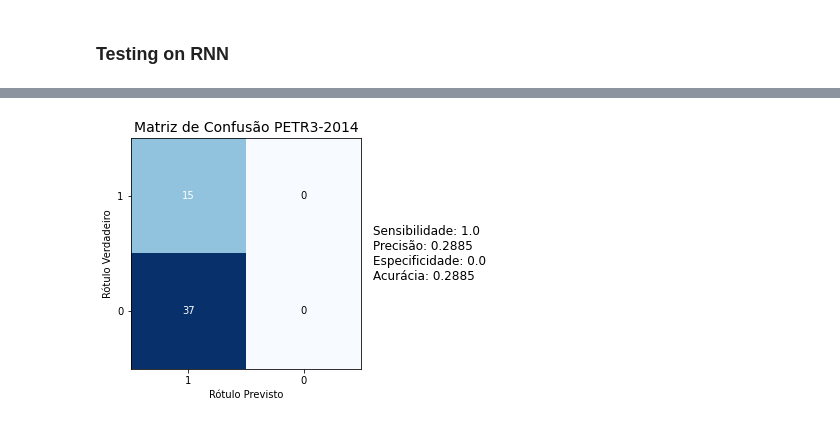
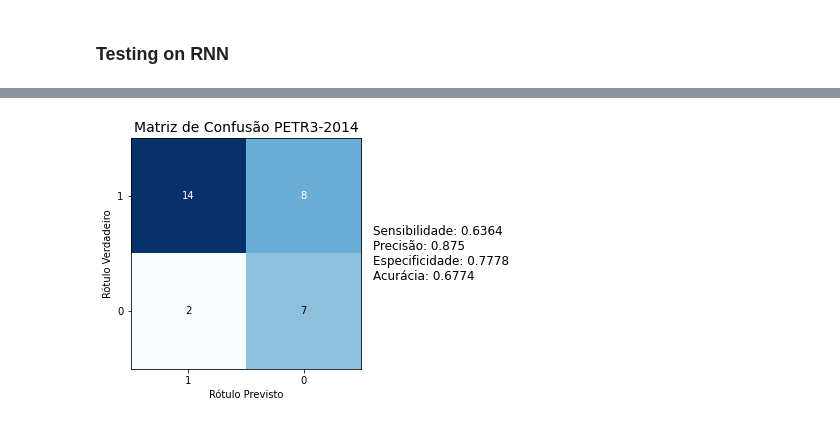
Before and after one commit to EmpyreanAI/Insiders, a Jupyter notebook: scripts/compare_algos.ipynb, the cells around one changed output, grey strips where cells are left out. Cells and saved outputs as stored; diff of their text form; code cells hidden in the pictures.

```diff
--- a/scripts/compare_algos.ipynb
+++ b/scripts/compare_algos.ipynb
@@ -150,8 +152,8 @@ accuracy: 0.807692289352417
 # %% [markdown]
 ### Testing on GRU
 # %%
-gru = DenseGRU(look_back=6, dense=False)
-gru.create_data_for_fit(numpy.array(prices[0]).reshape(len(prices[0]), 1))
+gru = DenseGRU(look_back=6, dense=True)
+gru.create_data_for_fit(dataset)
 result = gru.fit_and_evaluate(batch_size=1, epochs=5000)
 print("accuracy: " + str(result['acc']))
 conf_mat = result['cm']
@@ -232,11 +236,12 @@ model.compile(loss='binary_crossentropy',
               optimizer='adam',
               metrics=['accuracy'])
 
-model.fit(gru.train_x, gru.train_y, epochs=5000, verbose=0)
+model.fit(gru.train_x, gru.train_y, epochs=5000, verbose=2)
 result = model.evaluate(gru.test_x, gru.test_y)
 print('accuracy: ' + str(result[1]))
-plotter.plot_confusion_matrix(conf_mat[0],
-                              conf_mat[1],
+rnn_pred = [int(round(pred[0])) for pred in model.predict(gru.test_x)]
+plotter.plot_confusion_matrix(gru.test_y,
+                              rnn_pred,
                               'PETR3', '2014',
                               'CLOSING', 6)
 # %% [output]
@@ -245 +265 @@ accuracy: 0.5384615659713745
-[figure, old version]
+[figure, new version]
```
Also changed, not shown: parts of 8 cells of this notebook, 11 other files.
